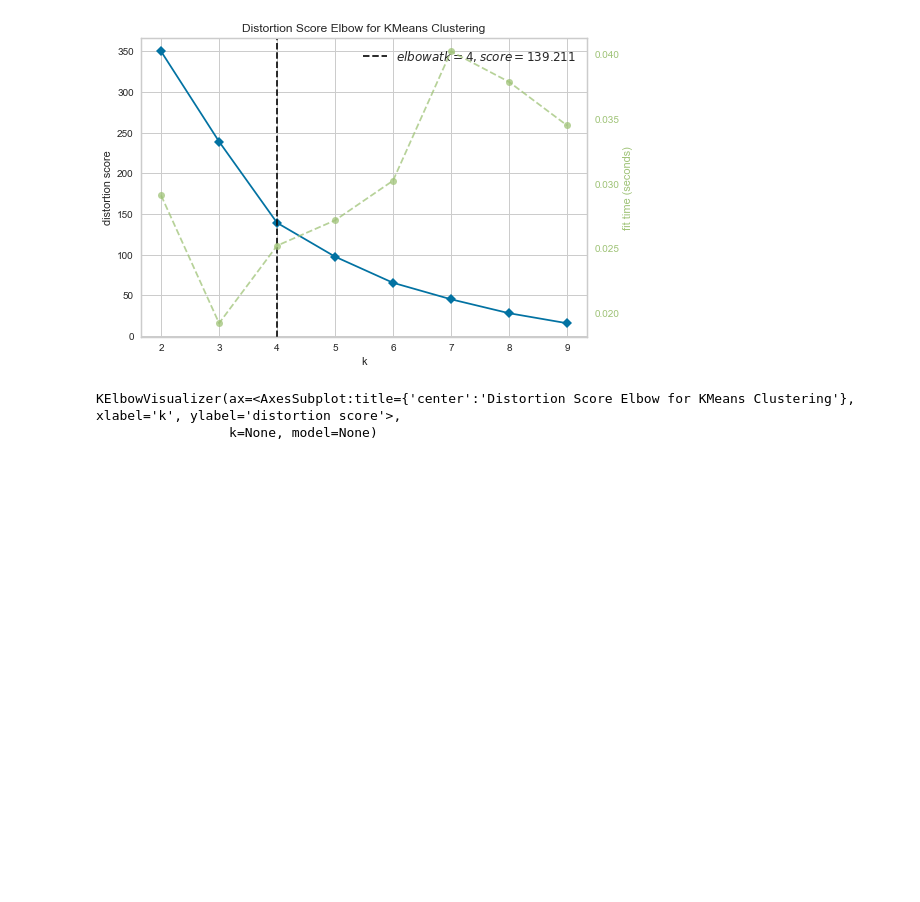
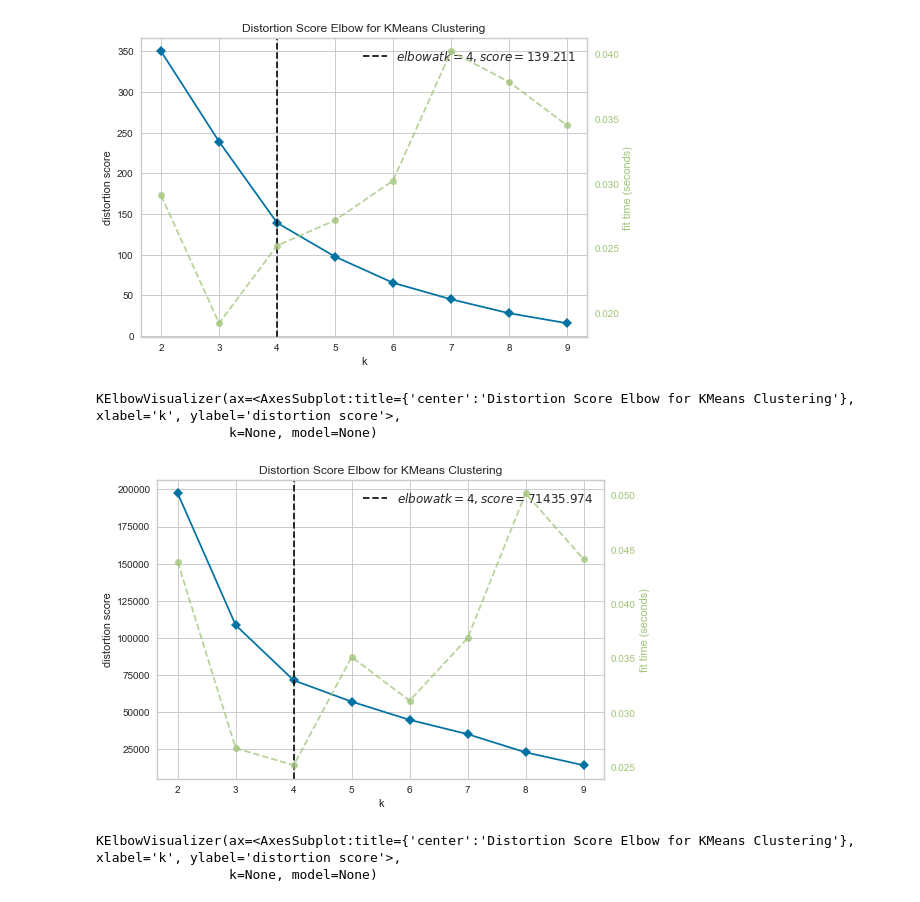
Before and after one commit to Ayiti-Analytics/usaid_foecasting_challenge, a Jupyter notebook: Create Analytical Dataset.ipynb, the cells around one changed output. Drawn from its saved outputs; the diff is of its cells as text; code cells hidden in the pictures; blank space fills up the shorter version.

Commit message:
Updated dataset and modeling notebooks

```diff
--- a/Create Analytical Dataset.ipynb
+++ b/Create Analytical Dataset.ipynb
@@ -362,0 +377,3 @@ lc_data.head()
+# %%
+numeric_cols = ['stock_initial','stock_received','stock_distributed','stock_adjustment','stock_end','average_monthly_consumption']
+lc_data_grouped = lc_data.set_index(['site_code','product_code'])
@@ -362,0 +493,5 @@ lc_data.head()
+# %%
+analytical_ts = {key:pd.concat(timeseries_data[key]) for key in timeseries_data.keys() }
+# %%
+merged_analaytics_ts_df =pd.concat(analytical_ts.values(),axis = 1)
+merged_analaytics_ts_df.shape
@@ -362,0 +511,3 @@ lc_data.head()
+# %%
+analytical_lc_data = lc_data.set_index(["site_code",'product_code','year_month']).merge(merged_analaytics_ts_df,left_index=True,right_index=True)
+analytical_lc_data.shape
@@ -618,3 +768,9 @@ kelbow_visualizer(KMeans(random_state=4), principalComponents, k=(2,10))
 [figure]
 KElbowVisualizer(ax=<AxesSubplot:title={'center':'Distortion Score Elbow for KMeans Clustering'}, xlabel='k', ylabel='distortion score'>,
                  k=None, model=None)
+# %%
+kelbow_visualizer(KMeans(random_state=4), pca_product_df.loc[:,['tsne_1','tsne_2']], k=(2,10))
+# %% [output]
+[figure, added]
+KElbowVisualizer(ax=<AxesSubplot:title={'center':'Distortion Score Elbow for KMeans Clustering'}, xlabel='k', ylabel='distortion score'>,
+                 k=None, model=None)
```
Also changed, not shown: parts of 14 cells of this notebook, 1 other file.
